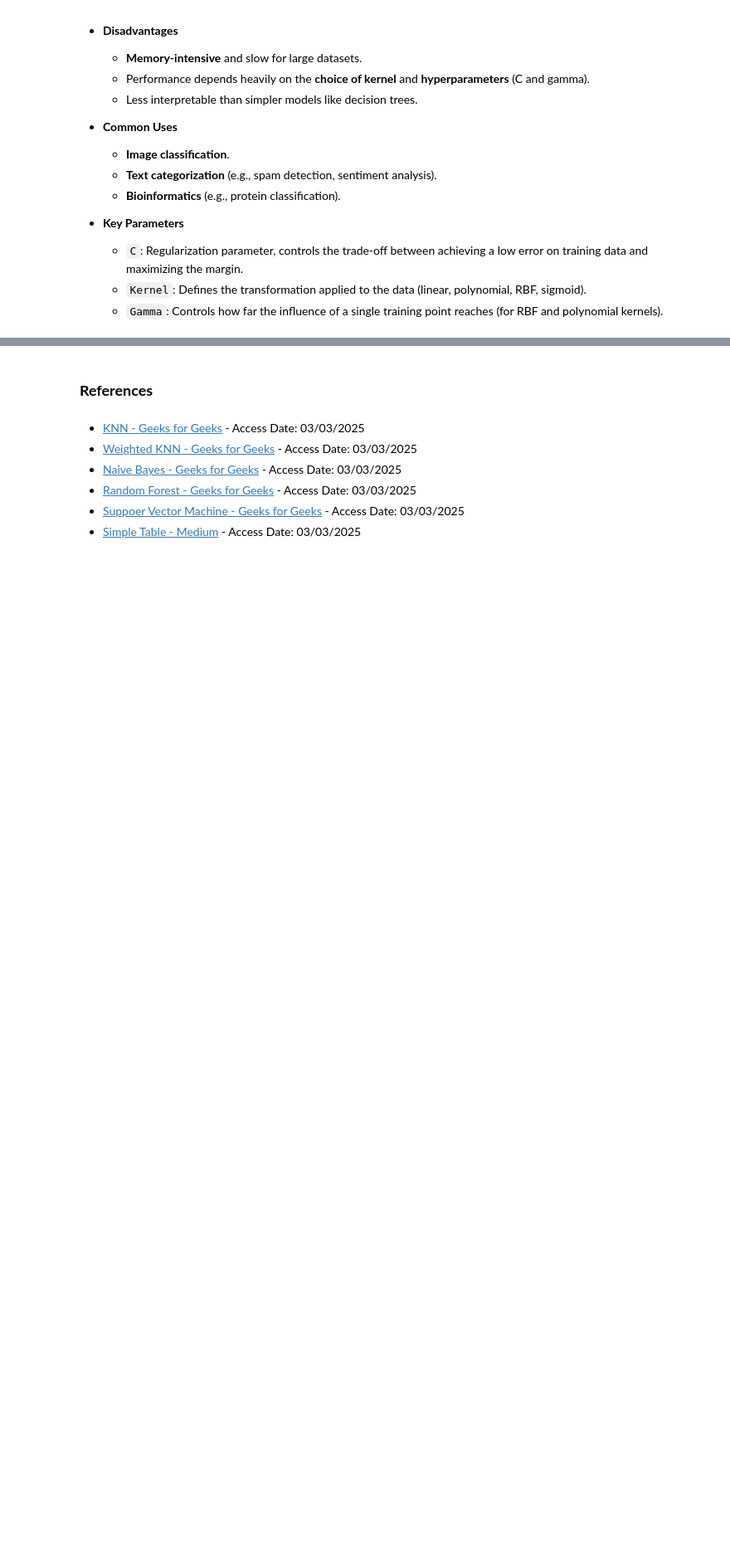
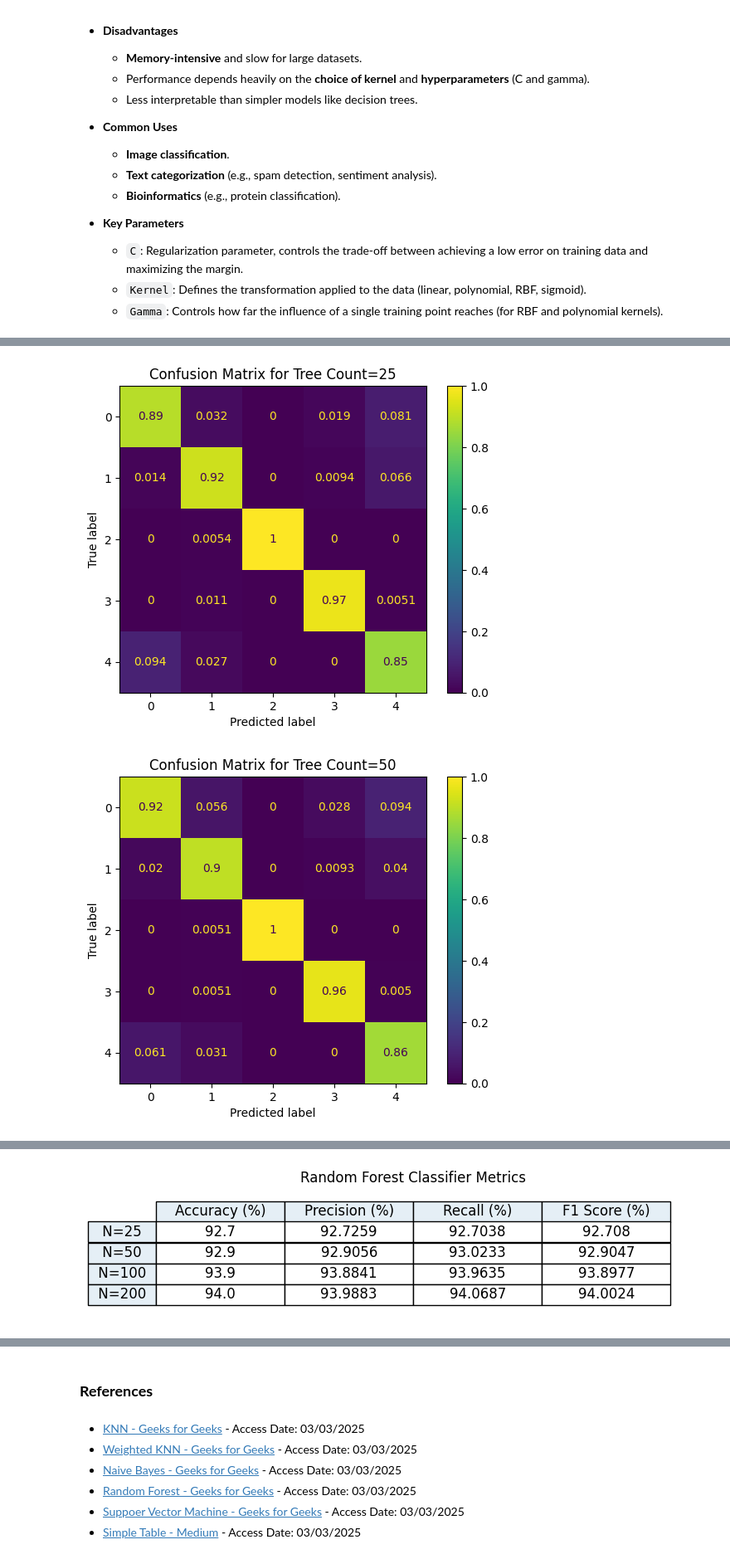
Before and after one commit to Yusufpek/BBM409, a Jupyter notebook: assignment1.ipynb, the cells around one changed output, grey strips where cells are left out. Shown at 83% size. Drawn from its saved outputs; the diff is of its cells as text; code cells hidden in the pictures; blank space fills up the shorter version.

Commit message:
added image processing example random forest and knn

```diff
--- a/assignment1.ipynb
+++ b/assignment1.ipynb
@@ -323,0 +419,15 @@ show_table(svm_values, [f"Kernel={k}" for k in kernel_values], "SVM Classifier M
+# %%
+def random_forest_classifier(n):
+    return classifier(RandomForestClassifier(n_estimators = n), 'rfc', f'Confusion Matrix for Tree Count={n}')
+
+n_values = [25, 50, 100, 200]
+random_forest_values = []
+# run with k=3, k=5, k=7
+for n in n_values:
+    values = random_forest_classifier(n)
+    random_forest_values.append(values)
+
+show_table(random_forest_values, [f" N={n} " for n in n_values], "Random Forest Classifier Metrics")
+# %% [output]
+[figure, added]
+[figure, added]
@@ -323,0 +436 @@ show_table(svm_values, [f"Kernel={k}" for k in kernel_values], "SVM Classifier M
+[figure, added]
```
Also changed, not shown: parts of 6 cells of this notebook.
